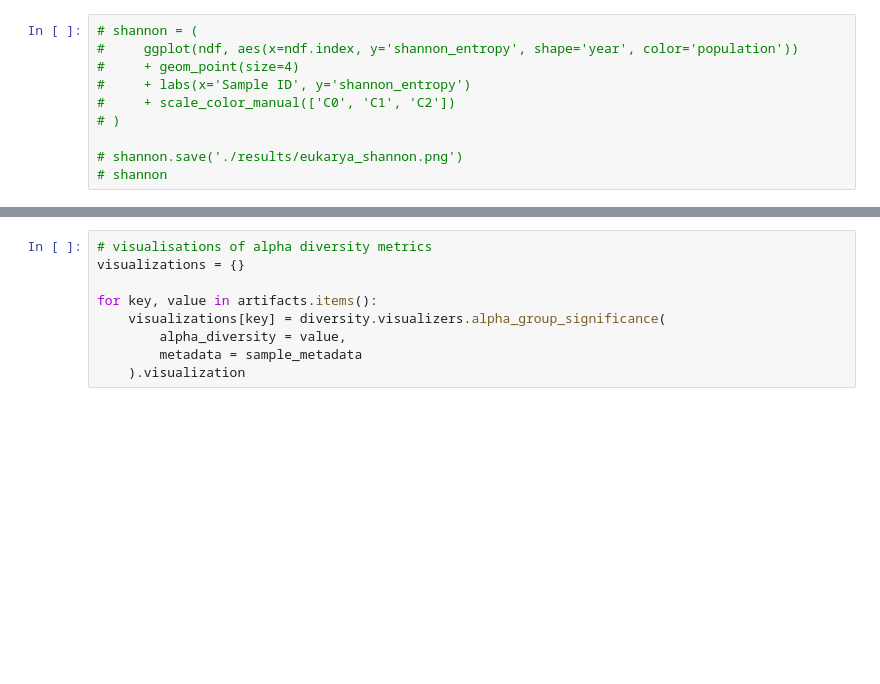
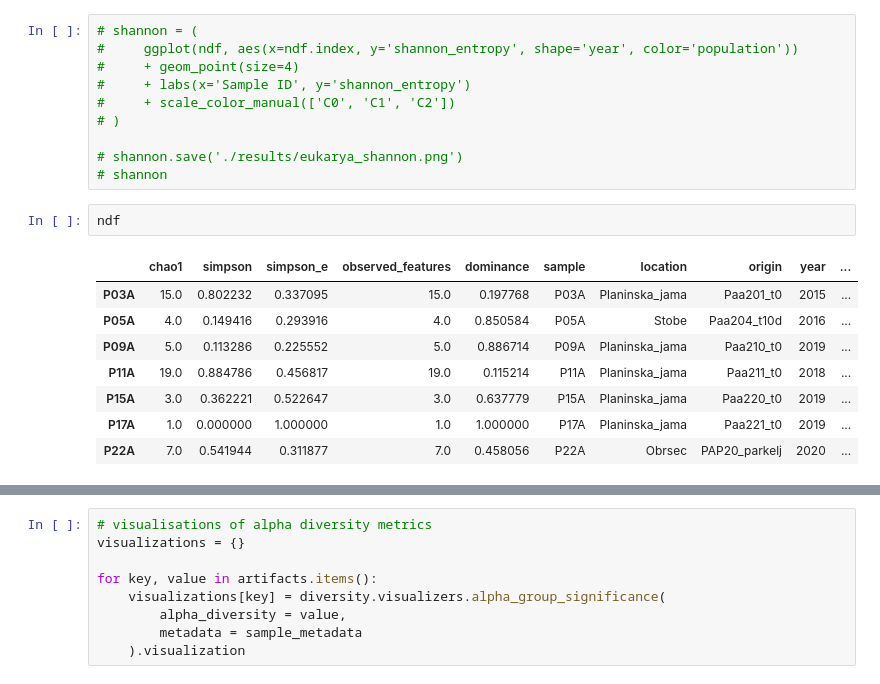
Before and after one commit to nezapajek/proteus-skin-microbiome, a Jupyter notebook: eukarya/03_alpha-beta-diversity.ipynb, the cells around one changed output, grey strips where cells are left out. Drawn from its saved outputs; the diff is of its cells as text; blank space fills up the shorter version.

```diff
--- a/eukarya/03_alpha-beta-diversity.ipynb
+++ b/eukarya/03_alpha-beta-diversity.ipynb
@@ -296,4 +305,15 @@ p
 
 # shannon.save('./results/eukarya_shannon.png')
 # shannon
+# %%
+ndf
+# %% [output]
+|  | chao1 | simpson | simpson_e | observed_features | dominance | sample | location | origin | year | ... |
+| P03A | 15.0 | 0.802232 | 0.337095 | 15.0 | 0.197768 | P03A | Planinska_jama | Paa201_t0 | 2015 | ... |
+| P05A | 4.0 | 0.149416 | 0.293916 | 4.0 | 0.850584 | P05A | Stobe | Paa204_t10d | 2016 | ... |
+| P09A | 5.0 | 0.113286 | 0.225552 | 5.0 | 0.886714 | P09A | Planinska_jama | Paa210_t0 | 2019 | ... |
+| P11A | 19.0 | 0.884786 | 0.456817 | 19.0 | 0.115214 | P11A | Planinska_jama | Paa211_t0 | 2018 | ... |
+| P15A | 3.0 | 0.362221 | 0.522647 | 3.0 | 0.637779 | P15A | Planinska_jama | Paa220_t0 | 2019 | ... |
+| P17A | 1.0 | 0.000000 | 1.000000 | 1.0 | 1.000000 | P17A | Planinska_jama | Paa221_t0 | 2019 | ... |
+| P22A | 7.0 | 0.541944 | 0.311877 | 7.0 | 0.458056 | P22A | Obrsec | PAP20_parkelj | 2020 | ... |
 # %%
```
Also changed, not shown: parts of 20 cells of this notebook, 18 other files.
